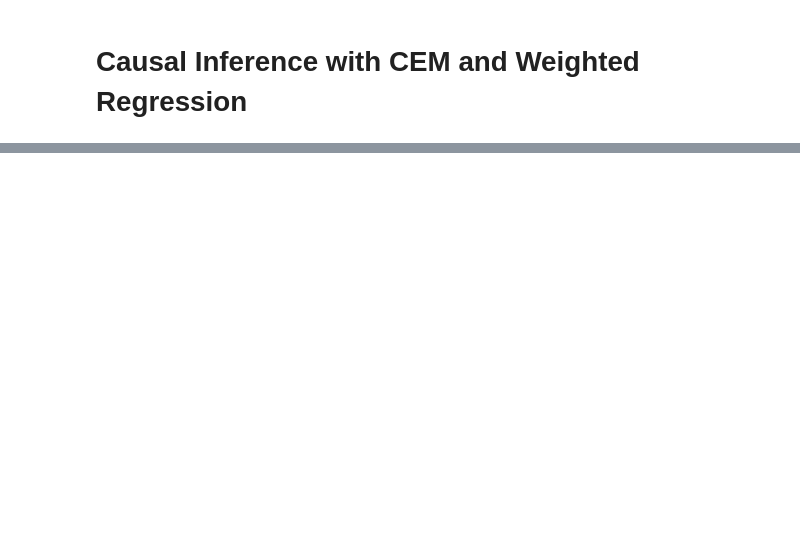
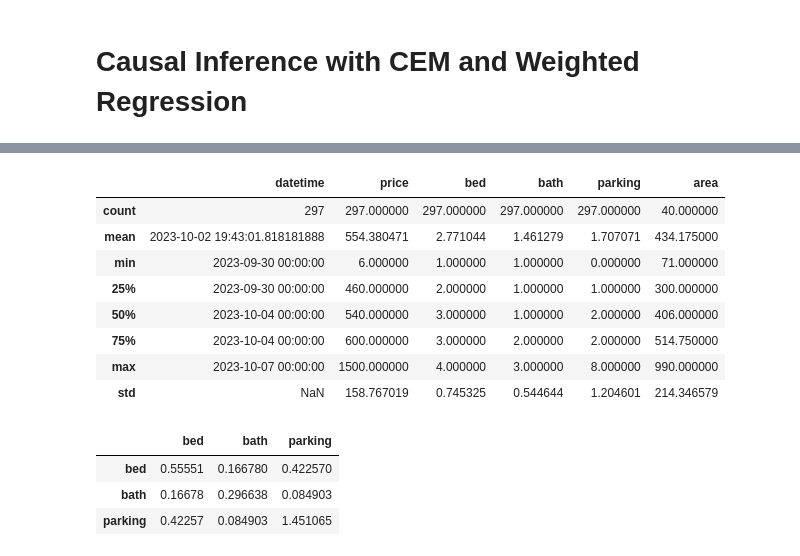
Before and after one commit to lewisbails/real-estate, a Jupyter notebook: notebooks/treatment_effects.ipynb, the cells around one changed output, grey strips where cells are left out. Saved outputs shown, nothing was run; the diff lists cells and outputs as text; code cells hidden in the pictures; blank space fills up the shorter version.

```diff
--- a/notebooks/treatment_effects.ipynb
+++ b/notebooks/treatment_effects.ipynb
@@ -34,3 +47,19 @@ df.head()
+# %%
+df.describe()
+# %% [output]
+|  | datetime | price | bed | bath | parking | area |
+| count | 297 | 297.000000 | 297.000000 | 297.000000 | 297.000000 | 40.000000 |
+| mean | 2023-10-02 19:43:01.818181888 | 554.380471 | 2.771044 | 1.461279 | 1.707071 | 434.175000 |
+| min | 2023-09-30 00:00:00 | 6.000000 | 1.000000 | 1.000000 | 0.000000 | 71.000000 |
+| 25% | 2023-09-30 00:00:00 | 460.000000 | 2.000000 | 1.000000 | 1.000000 | 300.000000 |
+| 50% | 2023-10-04 00:00:00 | 540.000000 | 3.000000 | 1.000000 | 2.000000 | 406.000000 |
+| 75% | 2023-10-04 00:00:00 | 600.000000 | 3.000000 | 2.000000 | 2.000000 | 514.750000 |
+| max | 2023-10-07 00:00:00 | 1500.000000 | 4.000000 | 3.000000 | 8.000000 | 990.000000 |
+| std | NaN | 158.767019 | 0.745325 | 0.544644 | 1.204601 | 214.346579 |
 # %%
-df = df[["price", "bed", "bath"]]
-df.head()
+df[["bed", "bath", "parking"]].cov()
+# %% [output]
+|  | bed | bath | parking |
+| bed | 0.55551 | 0.166780 | 0.422570 |
+| bath | 0.16678 | 0.296638 | 0.084903 |
+| parking | 0.42257 | 0.084903 | 1.451065 |
```
Also changed, not shown: parts of 18 cells of this notebook, 2 other files.
